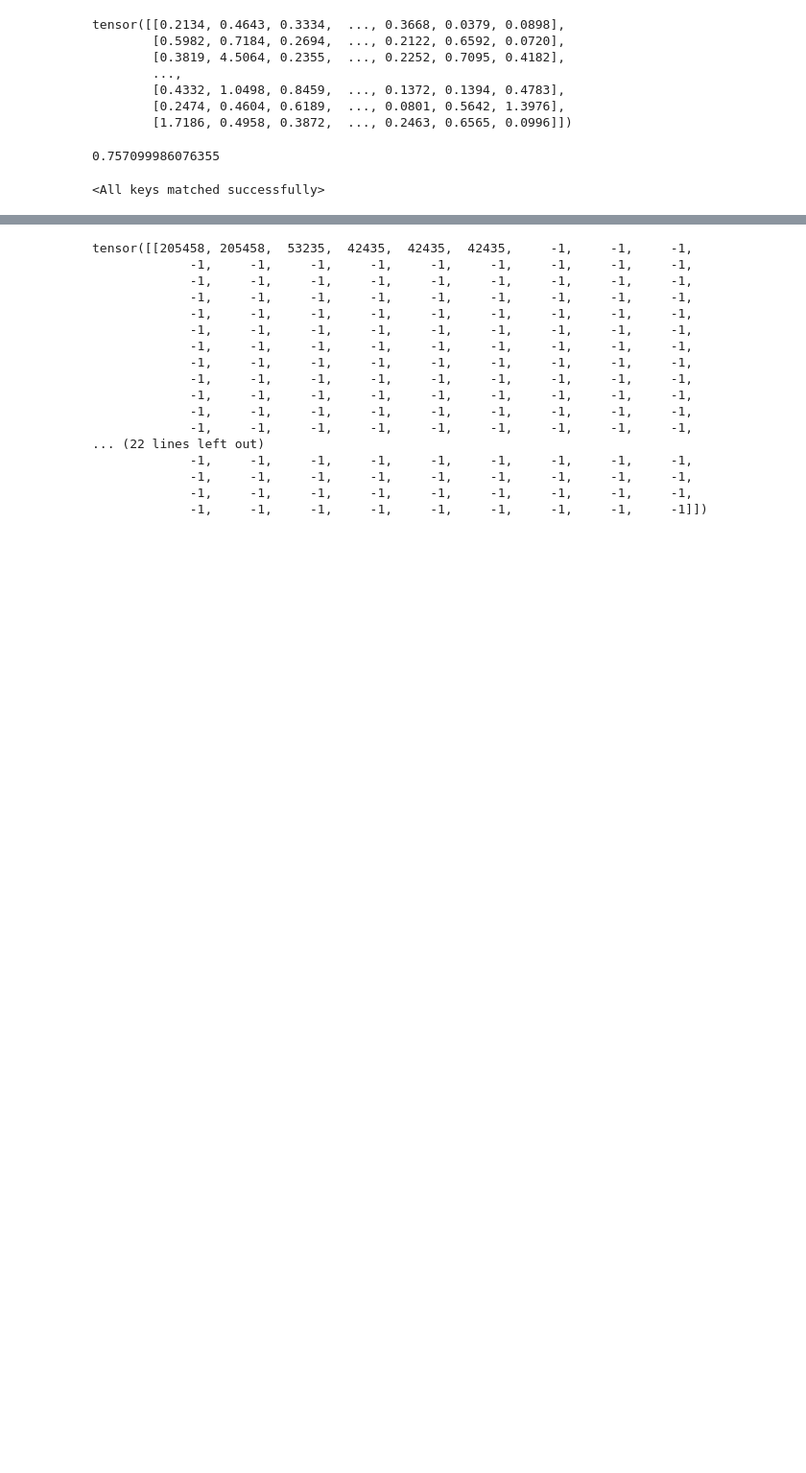
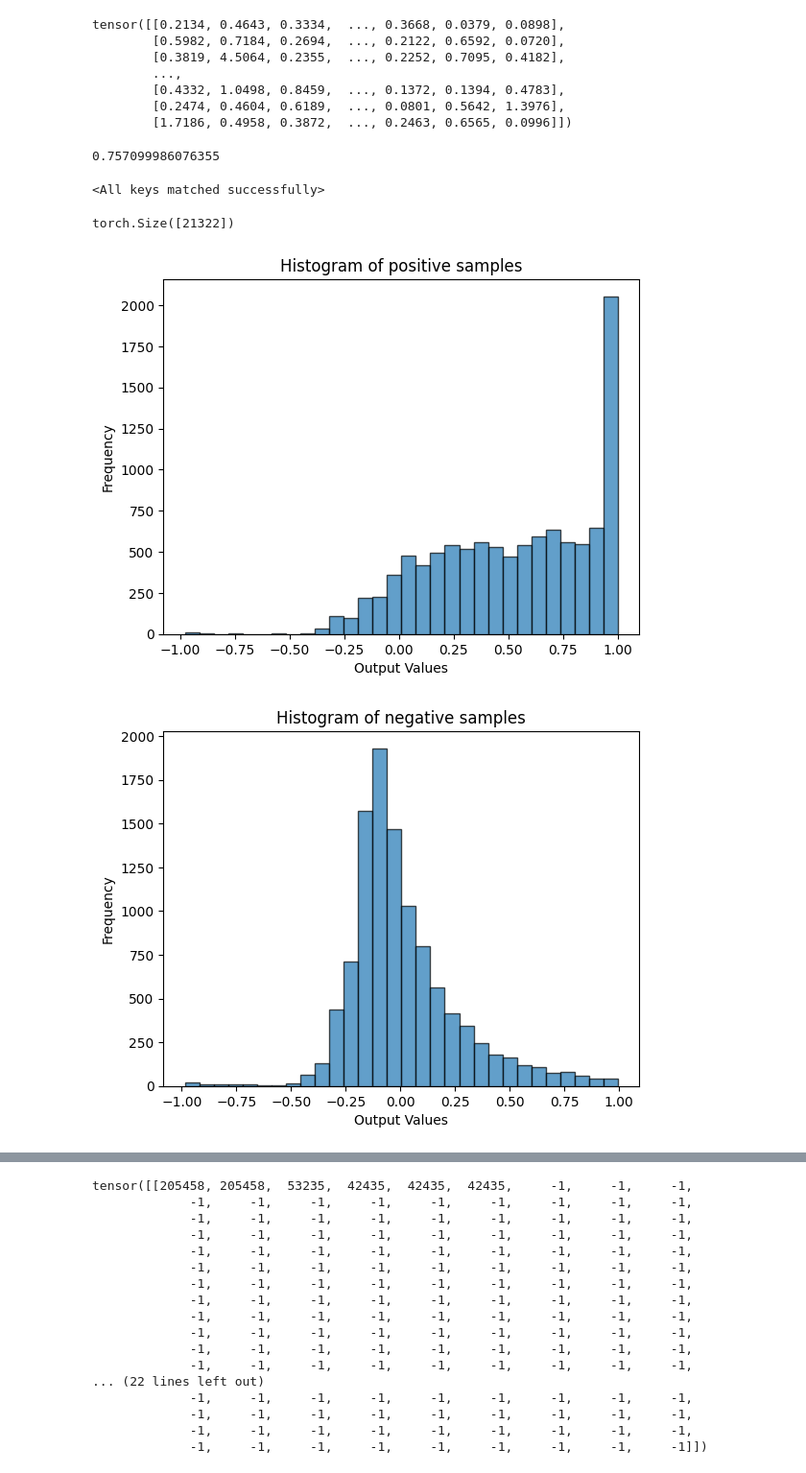
Before and after one commit to Alijgh003/StyleMind-GNN, a Jupyter notebook: StyleMind_GCN.ipynb, the cells around one changed output, grey strips where cells are left out. Shown at 96% size. Saved outputs shown, nothing was run; the diff lists cells and outputs as text; code cells hidden in the pictures; blank space fills up the shorter version.

Commit message:
testing model with normalized cosine similarity.

```diff
--- a/StyleMind_GCN.ipynb
+++ b/StyleMind_GCN.ipynb
@@ -237,7 +235,7 @@ in_channels = x.shape[-1]
 hidden_channels = 128
 out_channels = 128
 lr = 0.01
-number_of_layers = 4
+number_of_layers = 3
 dropout = 0.5
 # %%
 model = StyleMindGCN(in_channels, hidden_channels
@@ -556,5 +543,5 @@ torch.save(best_model.state_dict(), path.join(datasets_path,"StyleMind_GCN.pth")
 # %%
-model.load_state_dict(torch.load(path.join(datasets_path,"StyleMind_GCN.pth")))
+model.load_state_dict(torch.load(path.join(datasets_path,"last_gcn_model_based_with_cosine.pth")))
 # %% [output]
 <All keys matched successfully>
 # %%
@@ -572,3 +559,32 @@ test_message_passing_edges = torch.cat((concat_edge_indices(valid_edge_index)
 test_labels = torch.cat((torch.ones(test_edge_index.shape[0]),
                         torch.zeros(test_negative_samples.shape[0])))
 test_eval_outfits = torch.cat((test_edge_index, test_negative_samples), dim=0)
+# %%
+train_positives_eval_outfits, message_passing_edges = split_train_data(train_edge_index, 5)
+train_negatives_eval_outfits = negative_train_edge_index[torch.randperm(negative_train_edge_index.shape[0])[:train_positives_eval_outfits.shape[0]]]
+train_labels = torch.cat((torch.ones(train_positives_eval_outfits.shape[0]),
+                          torch.zeros(train_negatives_eval_outfits.shape[0])))
+eval_outfits = torch.cat((train_positives_eval_outfits,train_negatives_eval_outfits), dim=0)
+
+embd, o = model(x, message_passing_edges.to(device), eval_outfits.to(device))
+embd = embd.to("cpu")
+o = o.to("cpu")
+# %%
+o[:].shape
+# %% [output]
+torch.Size([21322])
+# %%
+def plot_histogram(output_tensor,title):
+  output_numpy = output_tensor.detach().numpy()
+
+  plt.hist(output_numpy, bins=30, edgecolor='black', alpha=0.7)
+  plt.xlabel('Output Values')
+  plt.ylabel('Frequency')
+  plt.title(title)
+  plt.show()
+# %%
+plot_histogram(o[:train_positives_eval_outfits.shape[0]], "Histogram of positive samples")
+plot_histogram(o[train_negatives_eval_outfits.shape[0]:], "Histogram of negative samples")
+# %% [output]
+[figure, added]
+[figure, added]
```
Also changed, not shown: parts of 17 cells of this notebook.
